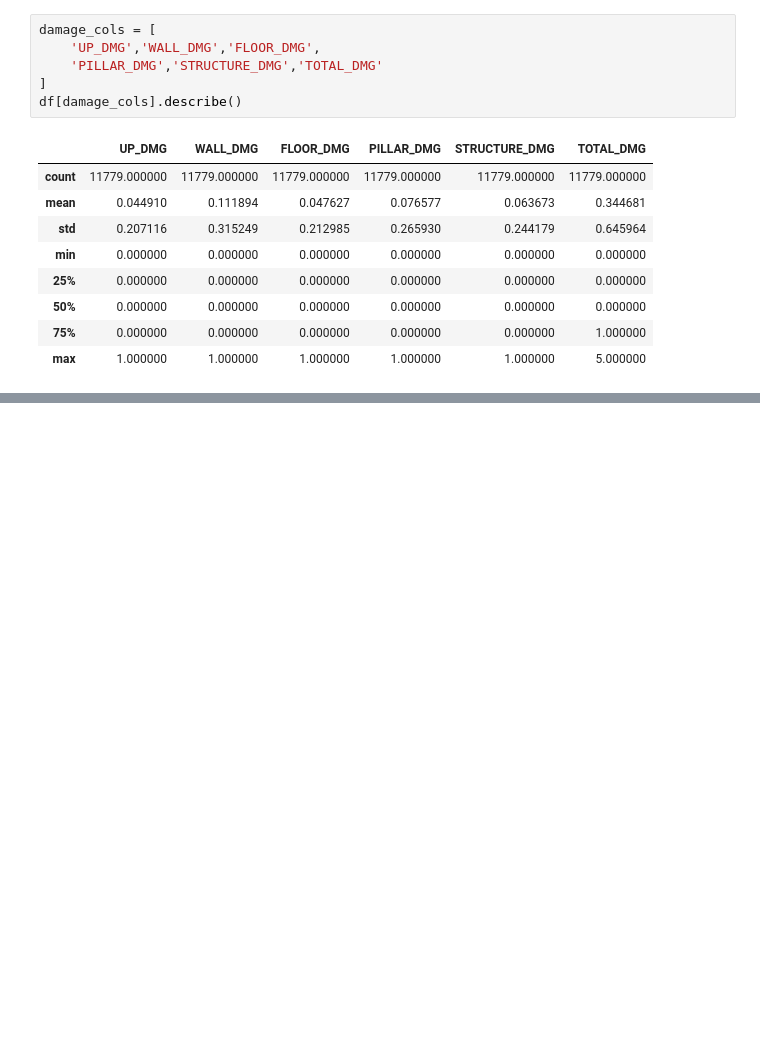
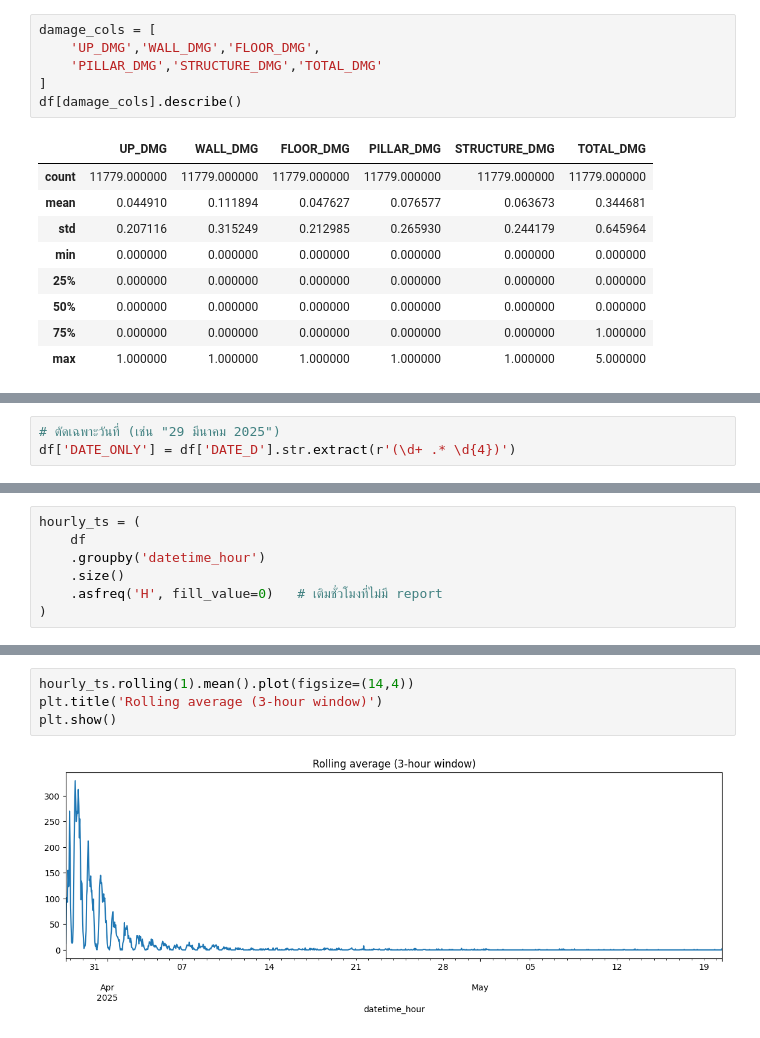
Before and after one commit to tontantip/Archive, a Jupyter notebook: portfolio/portfolio_pro1.ipynb, the cells around one changed output, grey strips where cells are left out. Saved outputs shown, nothing was run; the diff lists cells and outputs as text; blank space fills up the shorter version.

```diff
--- a/portfolio/portfolio_pro1.ipynb
+++ b/portfolio/portfolio_pro1.ipynb
@@ -242,0 +318,3 @@ df[damage_cols].describe()
+# %%
+# ตัดเฉพาะวันที่ (เช่น "29 มีนาคม 2025")
+df['DATE_ONLY'] = df['DATE_D'].str.extract(r'(\d+ .* \d{4})')
@@ -242,0 +361,7 @@ df[damage_cols].describe()
+# %%
+hourly_ts = (
+    df
+    .groupby('datetime_hour')
+    .size()
+    .asfreq('H', fill_value=0)   # เติมชั่วโมงที่ไม่มี report
+)
@@ -242,0 +386,6 @@ df[damage_cols].describe()
+# %%
+hourly_ts.rolling(1).mean().plot(figsize=(14,4))
+plt.title('Rolling average (3-hour window)')
+plt.show()
+# %% [output]
+[figure, added]
```
Also changed, not shown: parts of 11 cells of this notebook.
